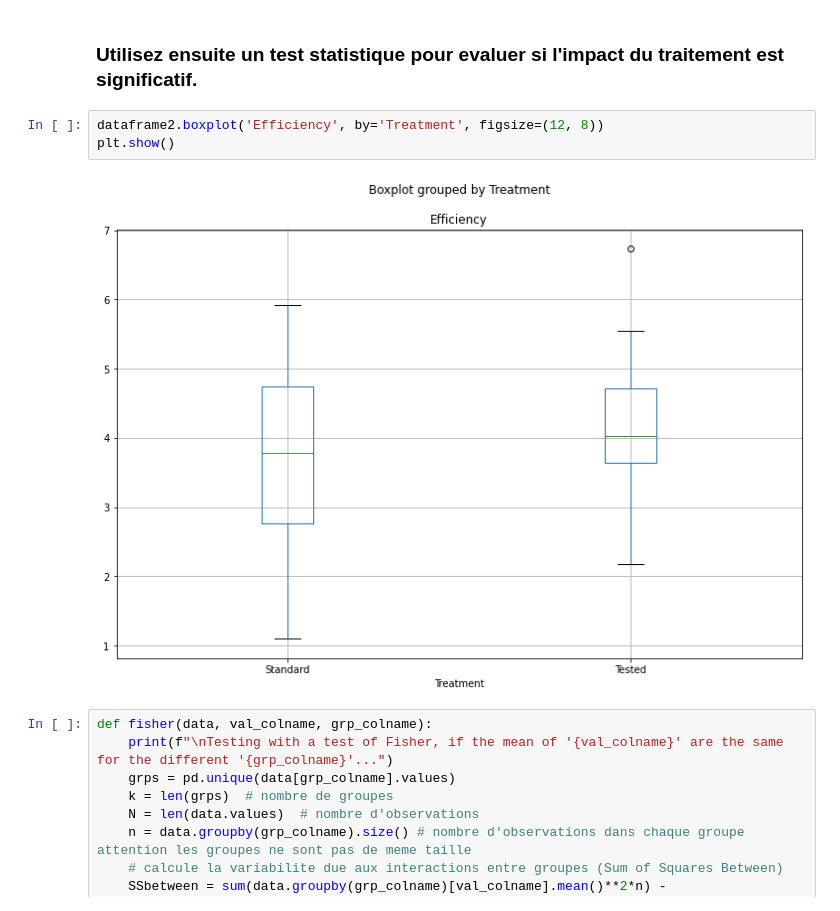
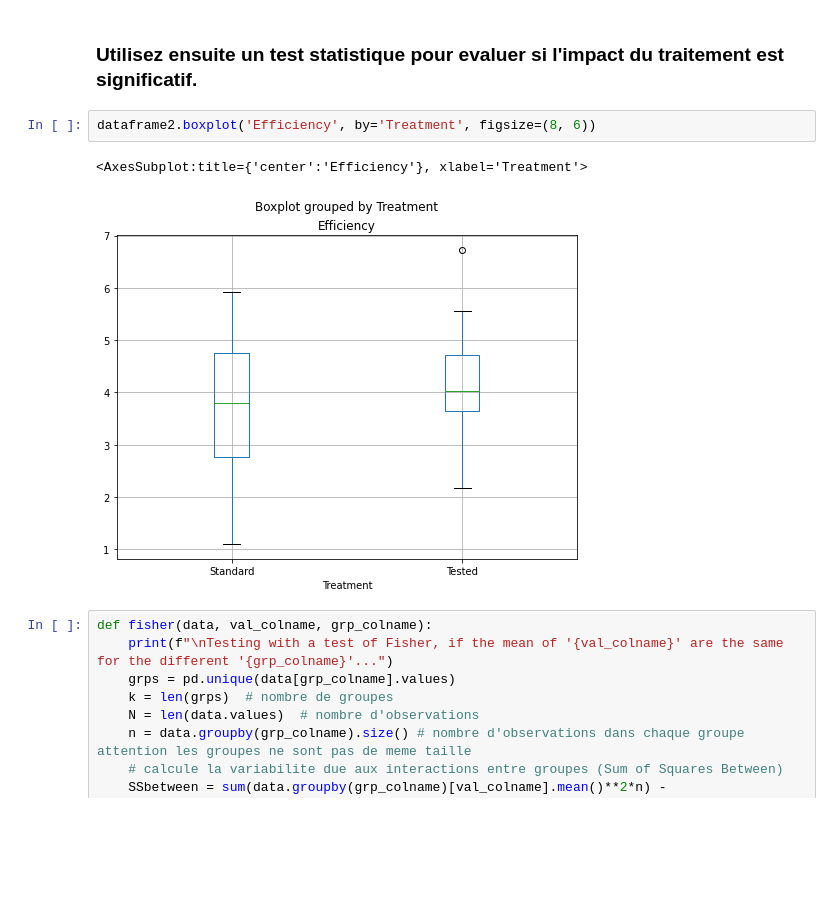
Before and after one commit to LudovicSterlin/ssd-aml-modele-lineaire, a Jupyter notebook: TPnote_ModeleLineaire/Examen_ModeleLineaire_2020.ipynb, the cells around one changed output. Drawn from its saved outputs; the diff is of its cells as text; blank space fills up the shorter version.

```diff
--- a/TPnote_ModeleLineaire/Examen_ModeleLineaire_2020.ipynb
+++ b/TPnote_ModeleLineaire/Examen_ModeleLineaire_2020.ipynb
@@ -111,10 +112,10 @@ plt.show()
 # %% [markdown]
 ### Utilisez ensuite un test statistique pour evaluer si l'impact du traitement est significatif.
 # %%
-dataframe2.boxplot('Efficiency', by='Treatment', figsize=(12, 8))
-plt.show()
+dataframe2.boxplot('Efficiency', by='Treatment', figsize=(8, 6))
 # %% [output]
+<AxesSubplot:title={'center':'Efficiency'}, xlabel='Treatment'>
-[figure, old version]
+[figure, new version]
 # %%
 def fisher(data, val_colname, grp_colname):
     print(f"\nTesting with a test of Fisher, if the mean of '{val_colname}' are the same for the different '{grp_colname}'...")
```
Also changed, not shown: parts of 24 cells of this notebook.
